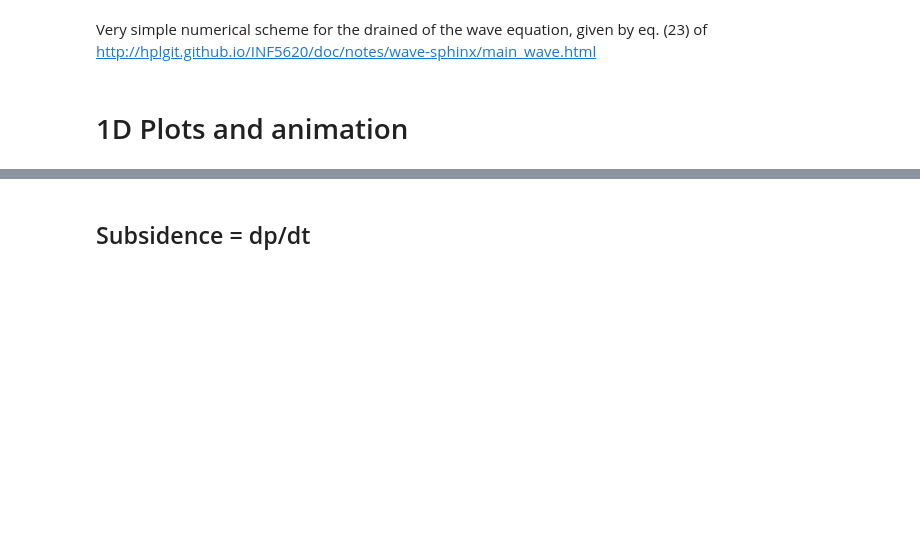
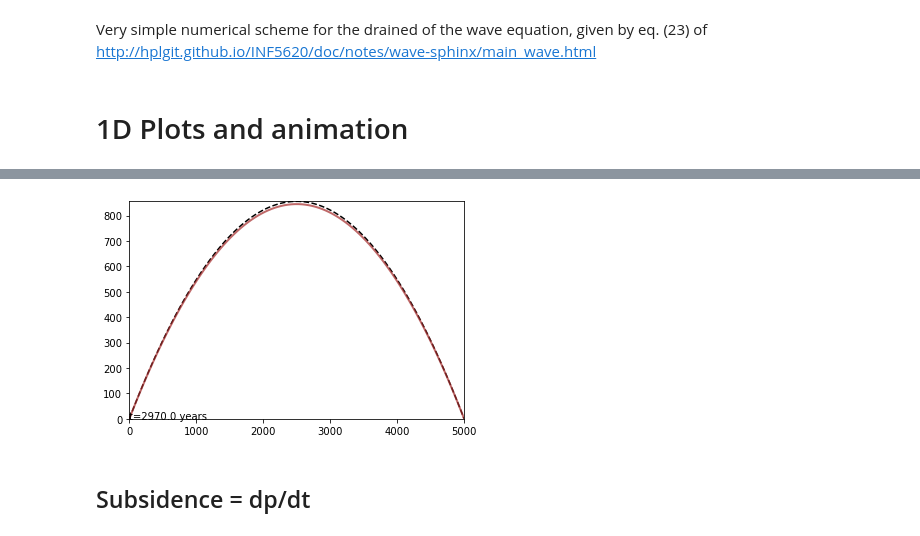
Before and after one commit to Txart/subsi_wave, a Jupyter notebook: subsi_wave.ipynb, the cells around one changed output, grey strips where cells are left out. Cells and saved outputs as stored; diff of their text form; code cells hidden in the pictures; blank space fills up the shorter version.

```diff
--- a/subsi_wave.ipynb
+++ b/subsi_wave.ipynb
@@ -135,43 +148,50 @@ for niter in range(0, MAX_NITER):
 # %%
 # %% Animate
-PLOT_ANIMATIONS = False
+PLOT_ANIMATIONS = True
 if PLOT_ANIMATIONS:
     from matplotlib.animation import FuncAnimation
 
     INTERVAL = 100 # Interval to sample plotting times from solution. If = 1, all times are plotted
     animation_solution = drained[::INTERVAL]
     animation_niter = animation_solution.shape[0]
 
+    # Steady state
+    p_ss = steady_state_1D_peat_surface(xx, q=source, T=transmissivity, L=L,
+                             p_0=DIRI_BC_LEFT, p_L=DIRI_BC_RIGHT)
+
     # initializing a figure in
     # which the graph will be plotted
     fig = plt.figure()
 
     # marking the x-axis and y-axis
     axis = plt.axes(xlim =(0, L),
-                    ylim =(0, np.max(solution)))
+                    ylim =(0, max(p_ss)))
+
+    # Plot steady state
+    axis.plot(xx, p_ss, 'black', linestyle='dashed')
 
     # initializing a line variable
     line, = axis.plot([], [], lw = 2, alpha=0.7, color='brown')
+    timetext = axis.text(0.5, 0.5, "0")
 
     def init():
         line.set_data([], [])
         return line,
 
     def animate(i):
-
         line.set_data(x, animation_solution[i])
+        timetext.set_text(f"t={i*INTERVAL*simulated_time/MAX_NITER} years")
 
         return line,
 
 
     anim = FuncAnimation(fig, animate, init_func = init,
                         frames = animation_niter, interval = 100, blit = True)
 
-    from IPython.display import HTML
-    HTML(anim.to_html5_video())
-
-    anim.save(r'C:\Users\03125327\github\subsi_wave\peatland.mp4',
+    anim.save(f'/home/txart/github/subsi_wave/animations/1D_alpha={alpha:.4f}_dif={diffusivity:.2f}_F={f_ext.mean():.2f}.mp4',
             writer = 'ffmpeg', fps = 30)
+# %% [output]
+[figure, added]
 # %% [markdown]
 ## Subsidence = dp/dt
 # %%
```
Also changed, not shown: parts of 12 cells of this notebook, 10 other files.
